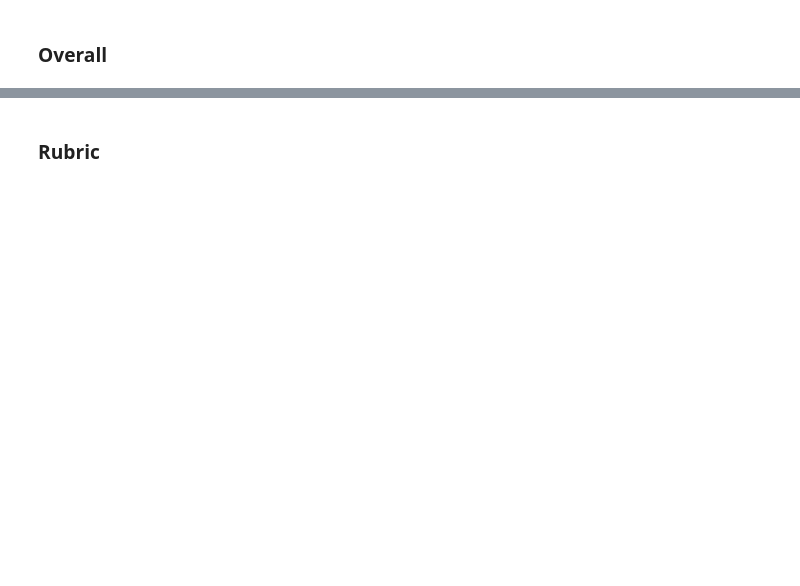
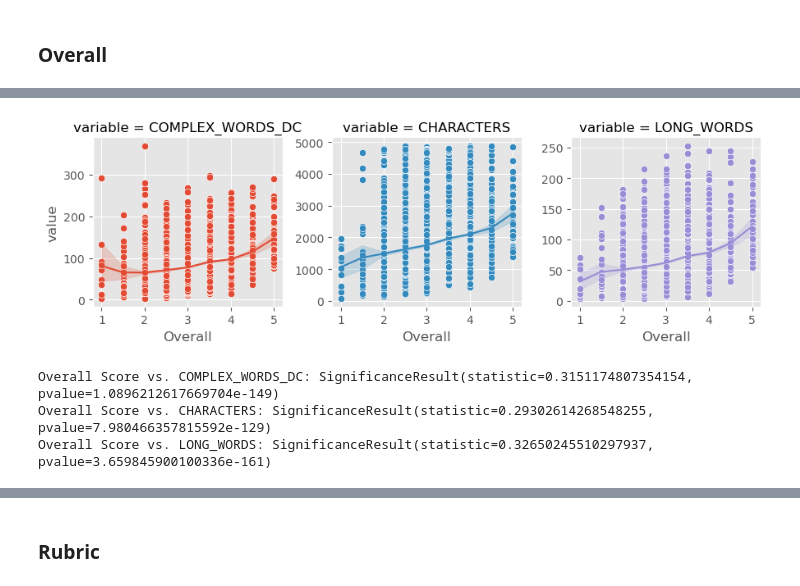
Before and after one commit to JoeyHou/essay_eval, a Jupyter notebook: ellipse.ipynb, the cells around one changed output, grey strips where cells are left out. Drawn from its saved outputs; the diff is of its cells as text; code cells hidden in the pictures; blank space fills up the shorter version.

```diff
--- a/ellipse.ipynb
+++ b/ellipse.ipynb
@@ -194,3 +215,5 @@ Index(['Unnamed: 0', 'text_id_kaggle', 'full_text', 'gender', 'grade',
       dtype='object')
 # %%
 COUNTS = ['WORD_COUNT', 'SENTENCE_COUNT', 'ESS_CHAR_LEN', 'LEMMA_COUNT', 'NOUN_COUNT', 'STOP_WORD_COUNT']
+READABILITY = ['COMPLEX_WORDS_DC', 'CHARACTERS', 'LONG_WORDS']
+OTHER = ['HAPAX']
@@ -219,0 +248,7 @@ Overall Score vs. STOP_WORD_COUNT: SignificanceResult(statistic=0.39681844910894
+# %%
+correlation(ling_df, "Overall", READABILITY)
+# %% [output]
+[figure, added]
+Overall Score vs. COMPLEX_WORDS_DC: SignificanceResult(statistic=0.3151174807354154, pvalue=1.0896212617669704e-149)
+Overall Score vs. CHARACTERS: SignificanceResult(statistic=0.29302614268548255, pvalue=7.980466357815592e-129)
+Overall Score vs. LONG_WORDS: SignificanceResult(statistic=0.32650245510297937, pvalue=3.659845900100336e-161)
```
Also changed, not shown: parts of 14 cells of this notebook.
